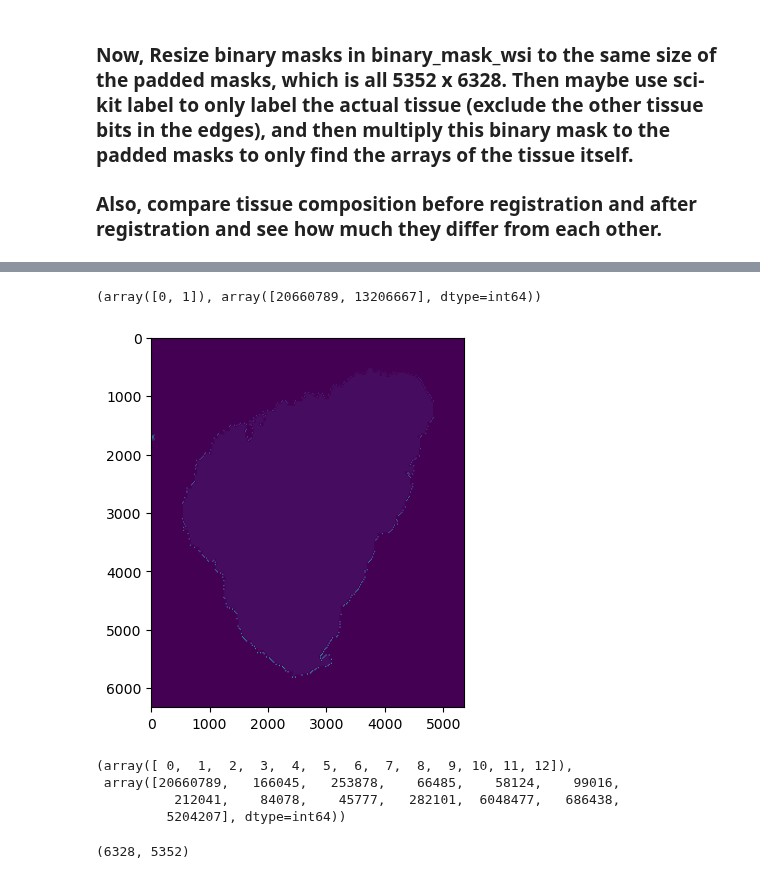
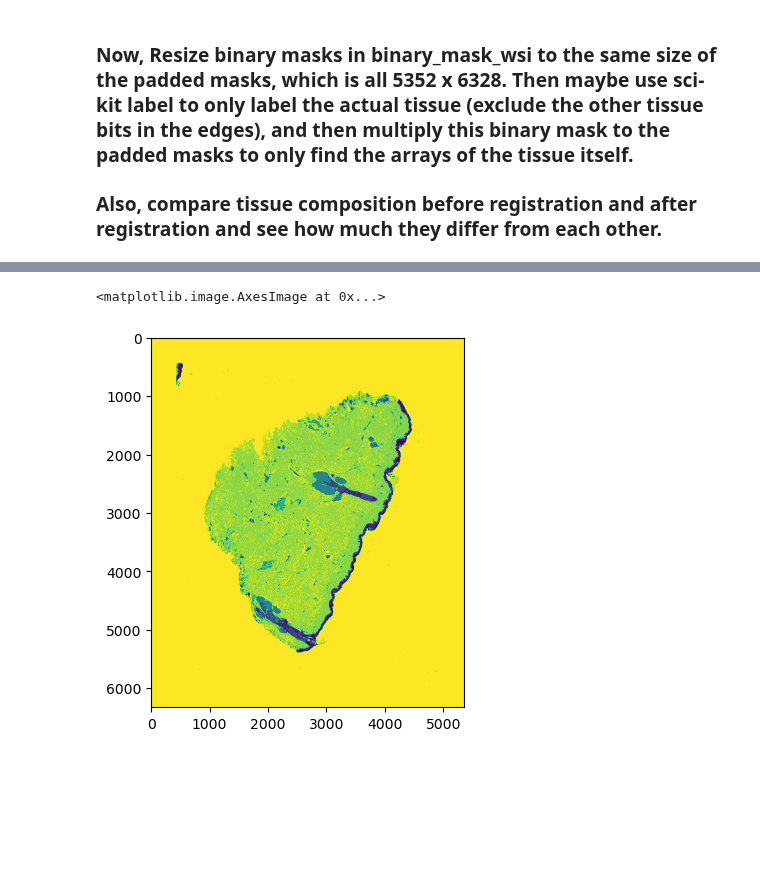
Before and after one commit to Wirtz-Lab/wsi_analysis, a Jupyter notebook: kevin/wsi2imcrop.ipynb, the cells around one changed output, grey strips where cells are left out. Drawn from its saved outputs; the diff is of its cells as text; code cells hidden in the pictures; blank space fills up the shorter version.

Commit message:
kevin update

```diff
--- a/kevin/wsi2imcrop.ipynb
+++ b/kevin/wsi2imcrop.ipynb
@@ -115,19 +86,0 @@ Image.fromarray(rsult).save(r'\\fatherserverdw\Kevin\rsult.png')
-# %%
-labeledbw = label(np.array(ra_bw))
-plt.imshow(labeledbw)
-target_tissue = 11
-bwtarget = labeledbw == target_tissue
-bwtarget = bwtarget*1
-np.unique(bwtarget,return_counts=True)
-# %% [output]
-(array([0, 1]), array([20660789, 13206667], dtype=int64))
-[figure, removed]
-# %%
-rsult1 = np.multiply(bwtarget,padded_mask_ex)
-rsult1
-np.unique(rsult1,return_counts=True)
-# %% [output]
-(array([ 0,  1,  2,  3,  4,  5,  6,  7,  8,  9, 10, 11, 12]),
- array([20660789,   166045,   253878,    66485,    58124,    99016,
-          212041,    84078,    45777,   282101,  6048477,   686438,
-         5204207], dtype=int64))
@@ -136,4 +87,7 @@ Image.fromarray(rsult1).save(r'\\fatherserverdw\Kevin\sample.png')
-# %%
-rsult.shape
-# %% [output]
-(6328, 5352)
+# %%
+dlmask = Image.open(r"\\fatherserverdw\Kevin\imageregistration2\padded_masks\z0001_1C1.png")
+ta = np.array(dlmask)
+plt.imshow(ta)
+# %% [output]
+<matplotlib.image.AxesImage at 0x...>
+[figure, added]
```
Also changed, not shown: parts of 10 cells of this notebook.
